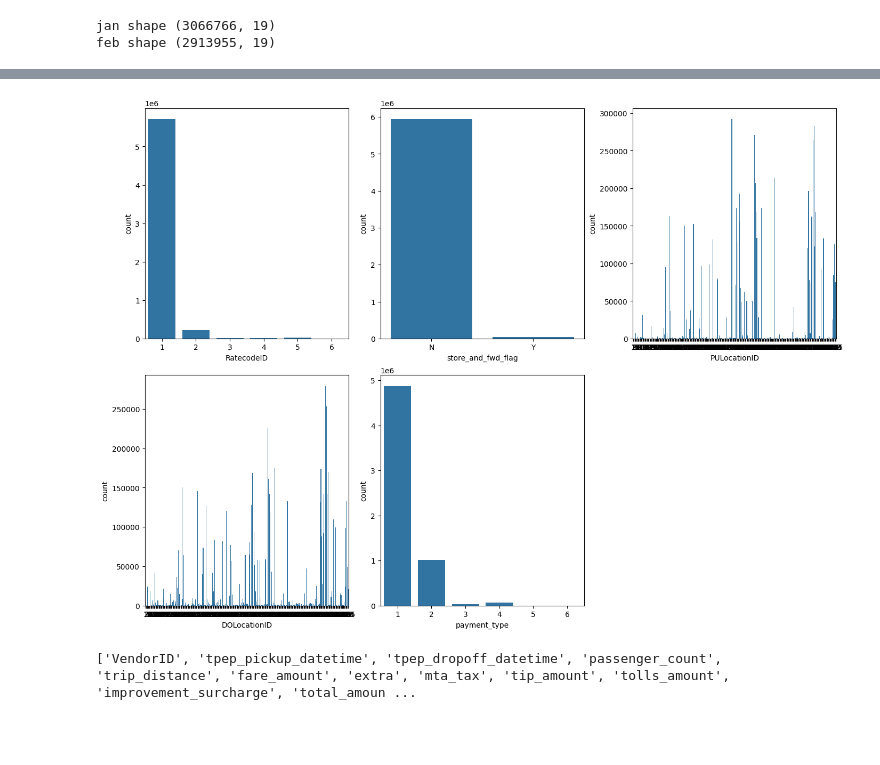
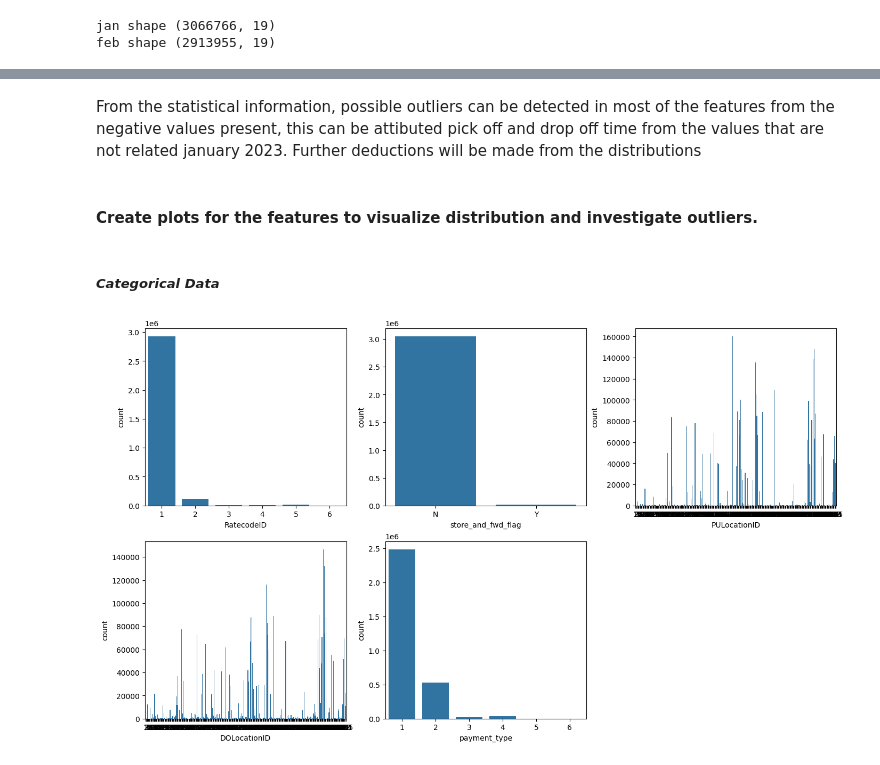
Before and after one commit to Justice-stack/Taxi-Trip-Duration-Prediction-App, a Jupyter notebook: notebooks/model-prototype.ipynb, the cells around one changed output, grey strips where cells are left out. Saved outputs shown, nothing was run; the diff lists cells and outputs as text; code cells hidden in the pictures; blank space fills up the shorter version.

```diff
--- a/notebooks/model-prototype.ipynb
+++ b/notebooks/model-prototype.ipynb
@@ -69,28 +85,17 @@ data_info(feb_2023).head()
 # %%
 #function to ingest data and output a pandas DataFrame
 #with a target label
-def create_target_label(*args):
+def create_target_label(df):
     """
-    This function takes in a variable number of monthly yello taxi data
-    concatenates them, and create a target variable column by subtracting
-    the trip pock up from drop off
+    Create a target variable column by subtracting the trip pick up from drop off and converts it minutes with data type of float for easy visualization and analysis.
     """
-    main_df = pd.DataFrame()
+    #create the duration
+    df["trip_duration_mins"] = df["tpep_dropoff_datetime"] - df["tpep_pickup_datetime"]
+    df["trip_duration_mins"] = df["trip_duration_mins"].dt.total_seconds().map(lambda x:round(x/60,2))
 
-    #concatenate dataframes
-    for arg in args:
-        #rename the airport fee column to be consistent
-        arg = arg.rename(columns={"Airport_fee":"airport_fee"})
-        main_df = pd.concat([main_df,arg])
-
-    #drop the extra Airport_fee column created during the concatenation
-
-    #create the duration
-    main_df["trip_duration"] = main_df["tpep_dropoff_datetime"] - main_df["tpep_pickup_datetime"]
-
-    return main_df
+    return df
 # %%
-main_df = create_target_label(jan_2023, feb_2023)
+main_df = create_target_label(jan_2023)
 main_df.head()
 # %% [output]
 |  | VendorID | tpep_pickup_datetime | tpep_dropoff_datetime | passenger_count | trip_distance | RatecodeID | ... |
@@ -161,7 +168,7 @@ def treat_na(df):
                 df[index] = df[index].fillna(df[index].mode()[0])
             else:
                 #use linear interpolation for other data types
-                df[index] = df[index].interpolate()
+                df[index] = df[index].fillna(df[index].median())
     return df
 # %%
 #check function
@@ -189,24 +199,25 @@ main_df_2.describe()
+# %% [markdown]
+From the statistical information, possible outliers can be detected in most of the features from the negative values present, this can be attibuted pick off and drop off time from the values that are not related january 2023. Further deductions will be made from the distributions
+# %% [markdown]
+#### Create plots for the features to visualize distribution and investigate outliers.
+# %% [markdown]
+##### *Categorical Data*
 # %%
-#plot data distribution for categorical data
+
+#list of categorical variables
 cat_columns = [column for column, val in main_df_2.items() if val.dtype == "category"]
 
 #pyplot figure object
-fig = plt.figure(layout="constrained", figsize = (14,10))
+fig = plt.figure(layout="constrained", figsize = (14,8))
 gs = GridSpec(2,3, figure=fig)
 plot = 0 #count for the
 
 for i in range(2): #for row number
     for j in range(3): #for column number
         if plot < 5:
             ax_ = fig.add_subplot(gs[i,j]) # assign axes objects at current row and column
             sns.countplot(x= main_df_2.loc[:,cat_columns[plot]])
             plot += 1
 plt.show()
 # %% [output]
-[figure, old version]
+[figure, new version]
-# %%
-# plot distribution for numerical data
-non_cat_columns = [column for column in main_df_2.columns if column not in cat_columns]
-print(non_cat_columns)
-# %% [output]
-['VendorID', 'tpep_pickup_datetime', 'tpep_dropoff_datetime', 'passenger_count', 'trip_distance', 'fare_amount', 'extra', 'mta_tax', 'tip_amount', 'tolls_amount', 'improvement_surcharge', 'total_amoun ...
```
Also changed, not shown: parts of 45 cells of this notebook, 2 other files.
